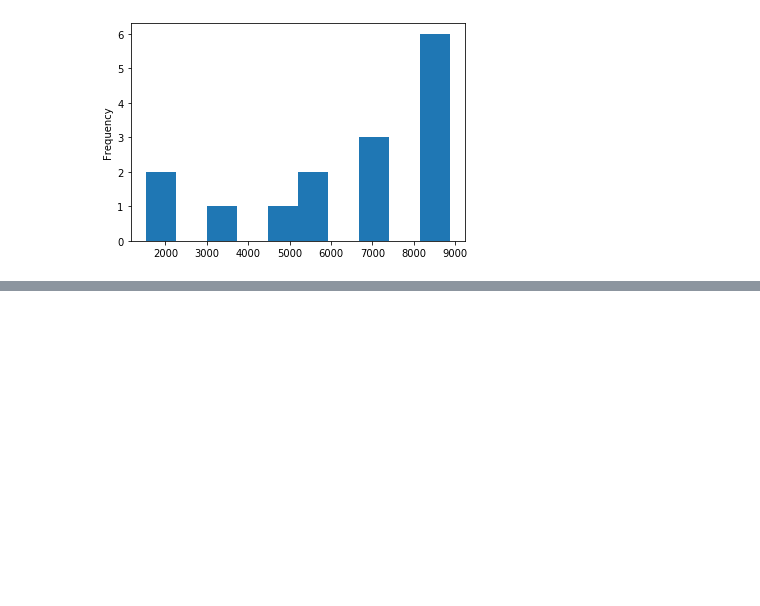
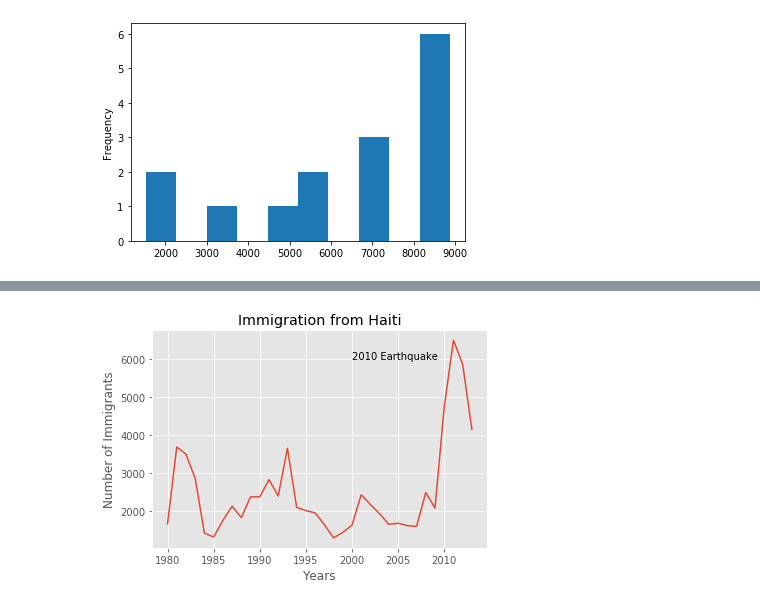
Before and after one commit to ivan-zapreev/data-science-python-projects, a Jupyter notebook: IBM_DV0101EN/mod_01_intro_vis_tools.ipynb, the cells around one changed output, grey strips where cells are left out. Drawn from its saved outputs; the diff is of its cells as text; code cells hidden in the pictures; blank space fills up the shorter version.

```diff
--- a/IBM_DV0101EN/mod_01_intro_vis_tools.ipynb
+++ b/IBM_DV0101EN/mod_01_intro_vis_tools.ipynb
@@ -102,0 +474,20 @@ df['India'].plot(kind="hist")
+# %%
+# We can add text to the plot
+haiti.plot(kind='line')
+
+plt.title('Immigration from Haiti')
+plt.ylabel('Number of Immigrants')
+plt.xlabel('Years')
+
+# annotate the 2010 Earthquake.
+# syntax: plt.text(x, y, label)
+plt.text(2000, 6000, '2010 Earthquake') # see note below
+
+plt.show()
+
+# NOTE: For the text plotting:
+# If the years were stored as type 'string', we would need to
+# specify x as the index position of the year. Eg 20th index is
+# year 2000 since it is the 20th year with a base year of 1980.
+# %% [output]
+[figure, added]
```
Also changed, not shown: parts of 41 cells of this notebook, 2 other files.
